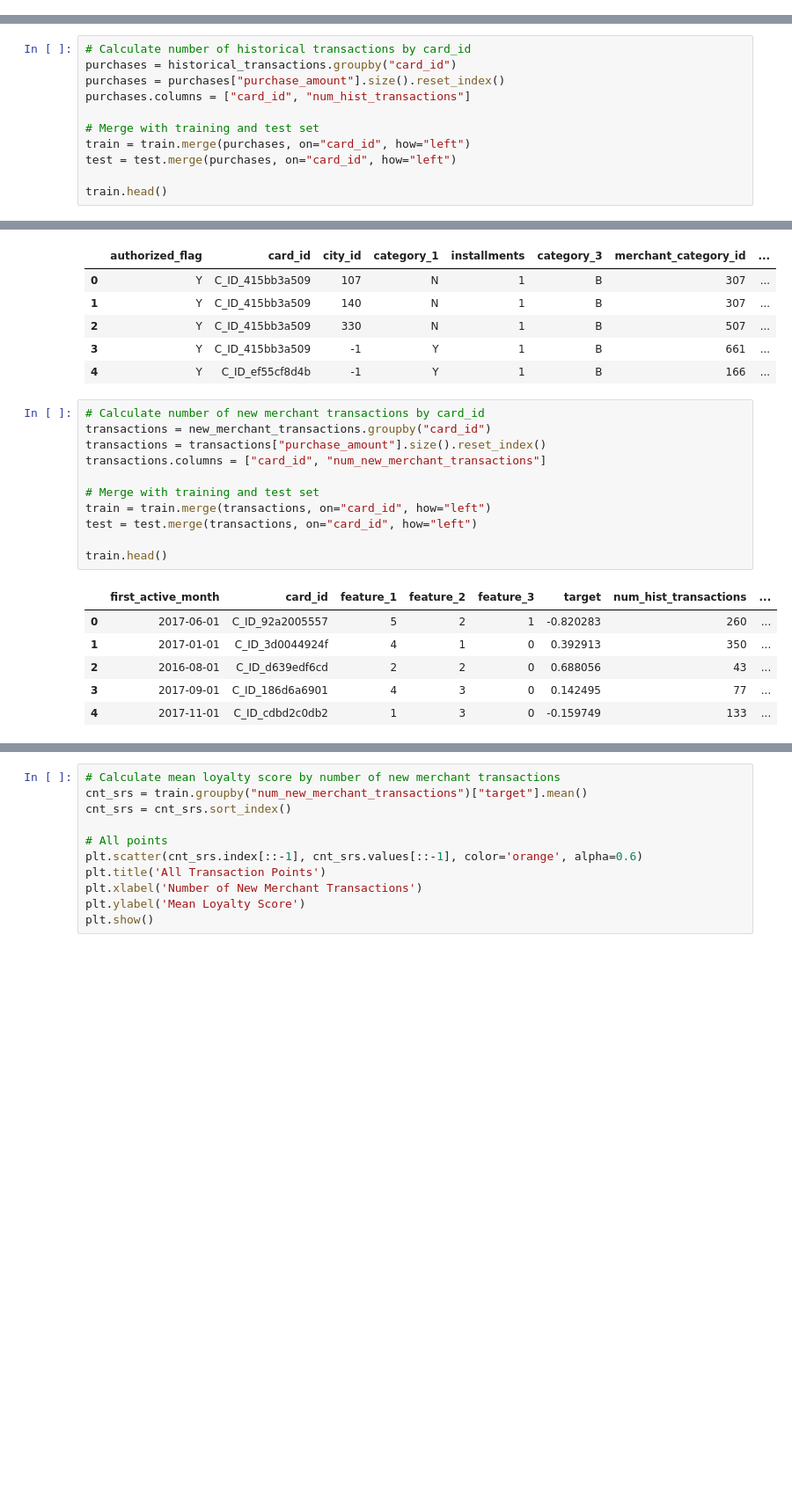
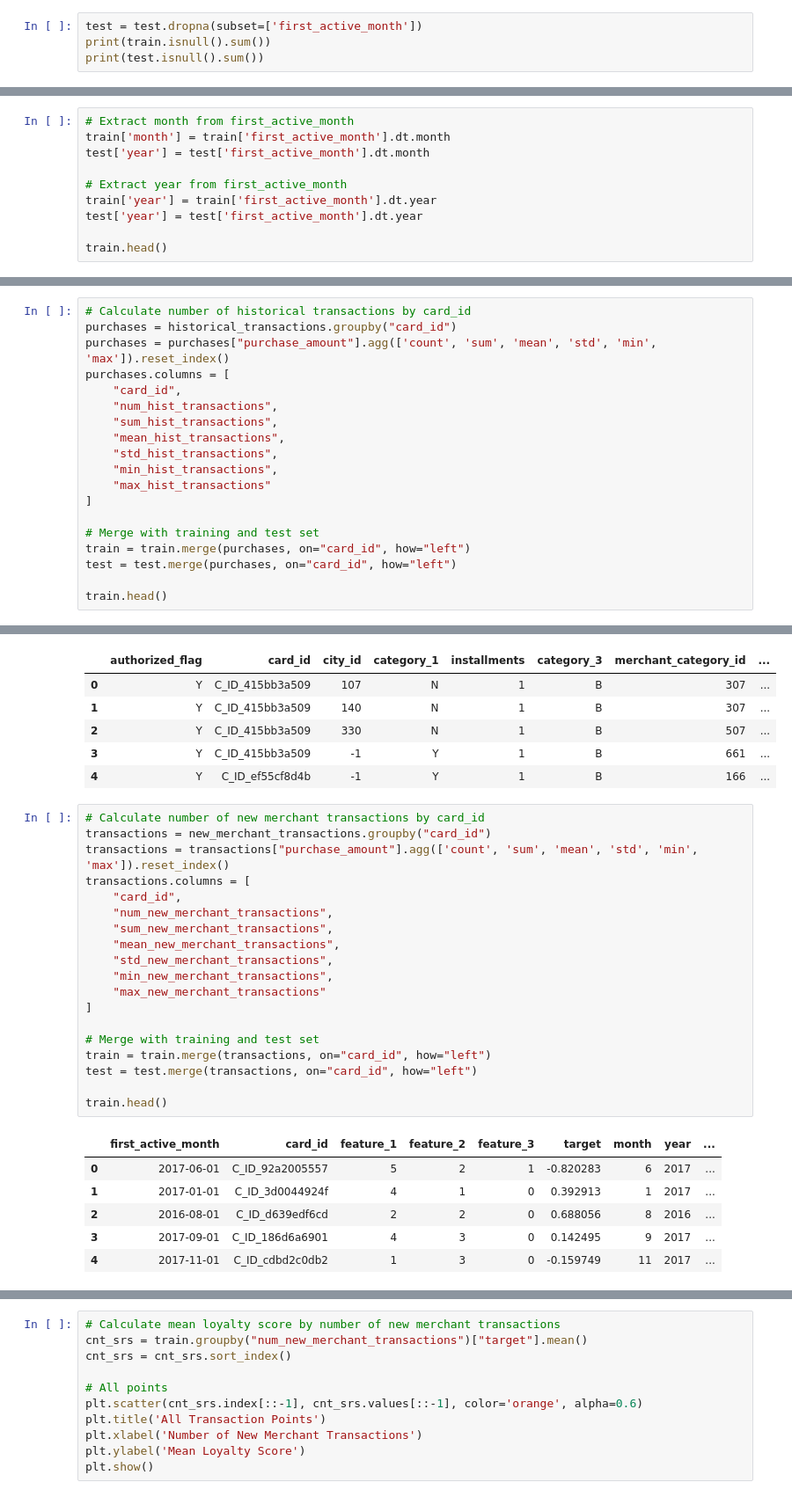
Before and after one commit to pettoss/AAI-510-project, a Jupyter notebook: data_processing.ipynb, the cells around one changed output, grey strips where cells are left out. Shown at 88% size. Cells and saved outputs as stored; diff of their text form; blank space fills up the shorter version.

```diff
--- a/data_processing.ipynb
+++ b/data_processing.ipynb
@@ -15,0 +34,4 @@ train.head()
+# %%
+test = test.dropna(subset=['first_active_month'])
+print(train.isnull().sum())
+print(test.isnull().sum())
@@ -15,0 +52,10 @@ train.head()
+# %%
+# Extract month from first_active_month
+train['month'] = train['first_active_month'].dt.month
+test['year'] = test['first_active_month'].dt.month
+
+# Extract year from first_active_month
+train['year'] = train['first_active_month'].dt.year
+test['year'] = test['first_active_month'].dt.year
+
+train.head()
@@ -26,8 +79,16 @@ historical_transactions.head()
 # %%
 # Calculate number of historical transactions by card_id
 purchases = historical_transactions.groupby("card_id")
-purchases = purchases["purchase_amount"].size().reset_index()
-purchases.columns = ["card_id", "num_hist_transactions"]
+purchases = purchases["purchase_amount"].agg(['count', 'sum', 'mean', 'std', 'min', 'max']).reset_index()
+purchases.columns = [
+    "card_id",
+    "num_hist_transactions",
+    "sum_hist_transactions",
+    "mean_hist_transactions",
+    "std_hist_transactions",
+    "min_hist_transactions",
+    "max_hist_transactions"
+]
 
 # Merge with training and test set
 train = train.merge(purchases, on="card_id", how="left")
@@ -114,18 +175,26 @@ new_merchant_transactions.head()
 # %%
 # Calculate number of new merchant transactions by card_id
 transactions = new_merchant_transactions.groupby("card_id")
-transactions = transactions["purchase_amount"].size().reset_index()
-transactions.columns = ["card_id", "num_new_merchant_transactions"]
+transactions = transactions["purchase_amount"].agg(['count', 'sum', 'mean', 'std', 'min', 'max']).reset_index()
+transactions.columns = [
+    "card_id",
+    "num_new_merchant_transactions",
+    "sum_new_merchant_transactions",
+    "mean_new_merchant_transactions",
+    "std_new_merchant_transactions",
+    "min_new_merchant_transactions",
+    "max_new_merchant_transactions"
+]
 
 # Merge with training and test set
 train = train.merge(transactions, on="card_id", how="left")
 test = test.merge(transactions, on="card_id", how="left")
 
 train.head()
 # %% [output]
-|  | first_active_month | card_id | feature_1 | feature_2 | feature_3 | target | num_hist_transactions | ... |
-| 0 | 2017-06-01 | C_ID_92a2005557 | 5 | 2 | 1 | -0.820283 | 260 | ... |
-| 1 | 2017-01-01 | C_ID_3d0044924f | 4 | 1 | 0 | 0.392913 | 350 | ... |
-| 2 | 2016-08-01 | C_ID_d639edf6cd | 2 | 2 | 0 | 0.688056 | 43 | ... |
-| 3 | 2017-09-01 | C_ID_186d6a6901 | 4 | 3 | 0 | 0.142495 | 77 | ... |
-| 4 | 2017-11-01 | C_ID_cdbd2c0db2 | 1 | 3 | 0 | -0.159749 | 133 | ... |
+|  | first_active_month | card_id | feature_1 | feature_2 | feature_3 | target | month | year | ... |
+| 0 | 2017-06-01 | C_ID_92a2005557 | 5 | 2 | 1 | -0.820283 | 6 | 2017 | ... |
+| 1 | 2017-01-01 | C_ID_3d0044924f | 4 | 1 | 0 | 0.392913 | 1 | 2017 | ... |
+| 2 | 2016-08-01 | C_ID_d639edf6cd | 2 | 2 | 0 | 0.688056 | 8 | 2016 | ... |
+| 3 | 2017-09-01 | C_ID_186d6a6901 | 4 | 3 | 0 | 0.142495 | 9 | 2017 | ... |
+| 4 | 2017-11-01 | C_ID_cdbd2c0db2 | 1 | 3 | 0 | -0.159749 | 11 | 2017 | ... |
```
Also changed, not shown: parts of 5 cells of this notebook.
